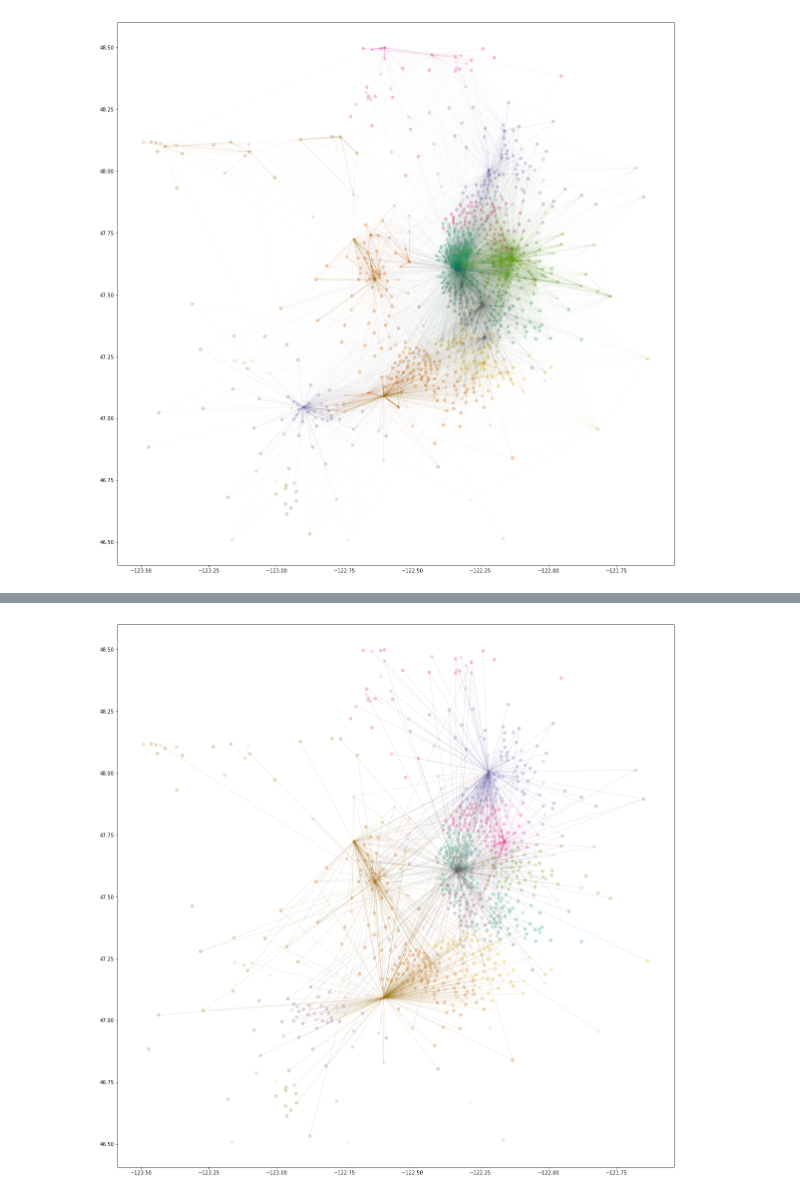
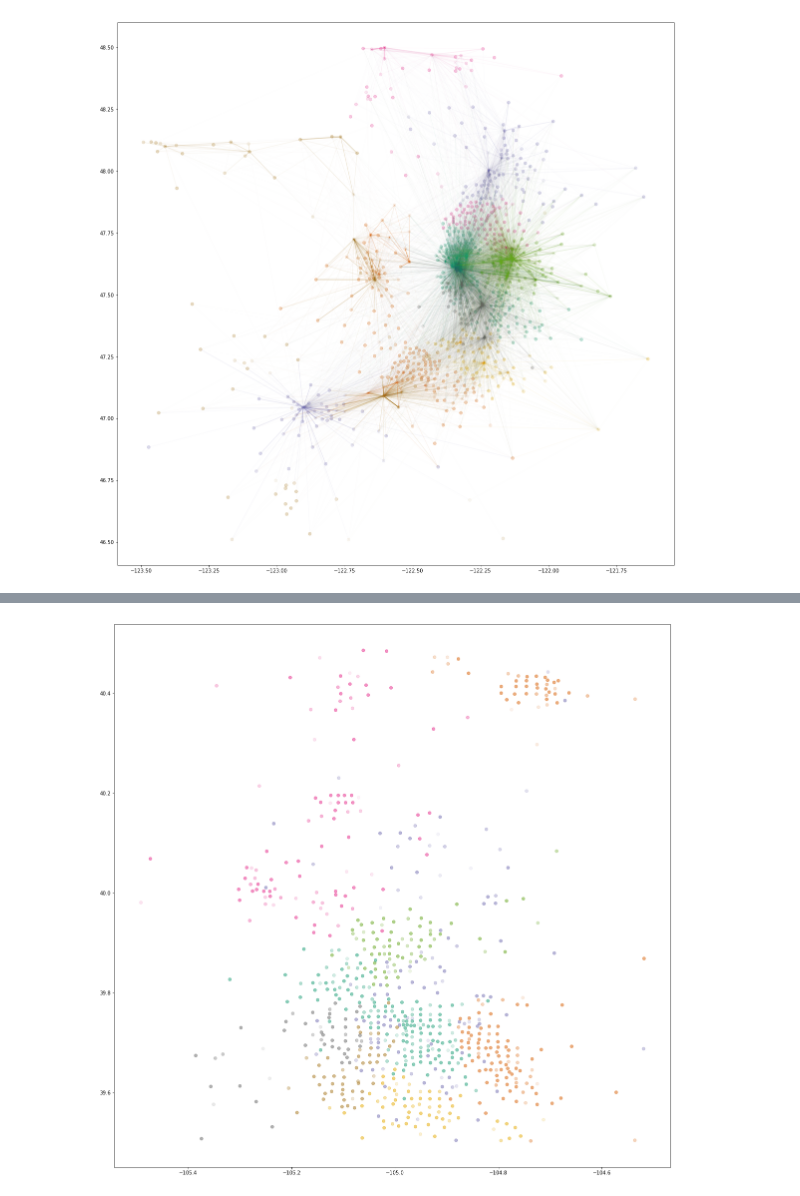
Before and after one commit to joannabate/commute, a Jupyter notebook: Alex_Plotting.ipynb, the cells around one changed output, grey strips where cells are left out. Cells and saved outputs as stored; diff of their text form; code cells hidden in the pictures.

```diff
--- a/Alex_Plotting.ipynb
+++ b/Alex_Plotting.ipynb
@@ -78,17 +88,3 @@ for i, row in df_area_colored_n.iterrows():
-# %%
-# Clusters and plots given kwargs
-df_results = cluster_and_plot(df_area, df_tracts, dist_method='absolute', link_method='ward', k=12, alpha=0.5, cmap=cm.Dark2, cnum=8)
-
-df_area_colored = df_area.merge(df_results,how='left',left_on='GEOID_D',right_on='GEOID')
-n = 1000
-df_area_colored_n = df_area_colored.head(n)
-flow_max = df_area_colored_n['FLOW'].max()
-
-for i, row in df_area_colored_n.iterrows():
-    rgb = (row['r'], row['g'], row['b'])
-    plt.plot((row['INTPTLONG_O'],row['INTPTLONG_D']),(row['INTPTLAT_O'],row['INTPTLAT_D']),alpha=0.1, color=rgb)
-# %% [output]
-[figure, removed]
 # %%
 # Use google maps api
 gmaps.configure(api_key=api_key) # Fill in with your API key
@@ -103,3 +99,9 @@ symbols = gmaps.symbol_layer(
         scale=2)
 fig.add_layer(symbols)
 fig.show()
+# %%
+#Testing Denver Origins
+df_area= limit_area(df_merged,minlat=39.5, maxlat=40.5, minlong = -105.5, maxlong=-104.5)
+df_results = cluster_and_plot(df_area, df_tracts, dist_method='absolute', link_method='ward', k=12, alpha=1, cmap=cm.Dark2, cnum=8)
+# %% [output]
+[figure, added]
```
Also changed, not shown: parts of 17 cells of this notebook, 1 other file.
